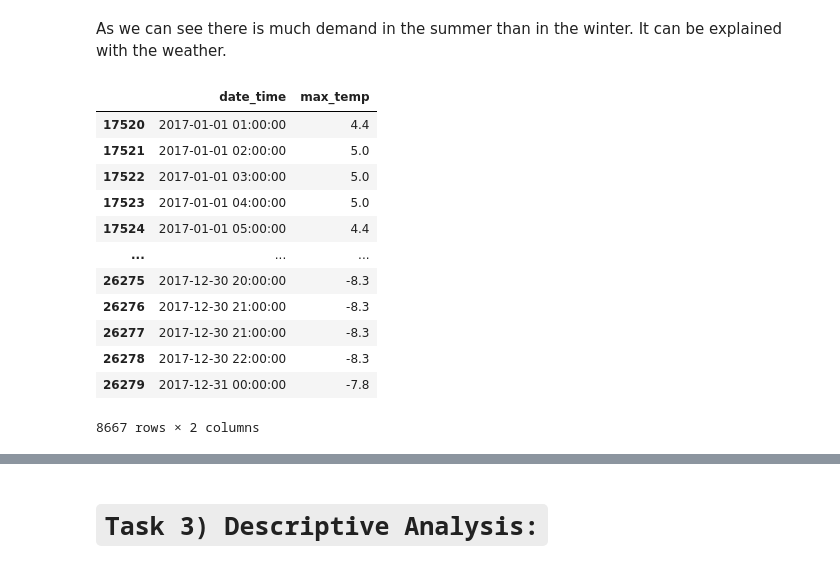
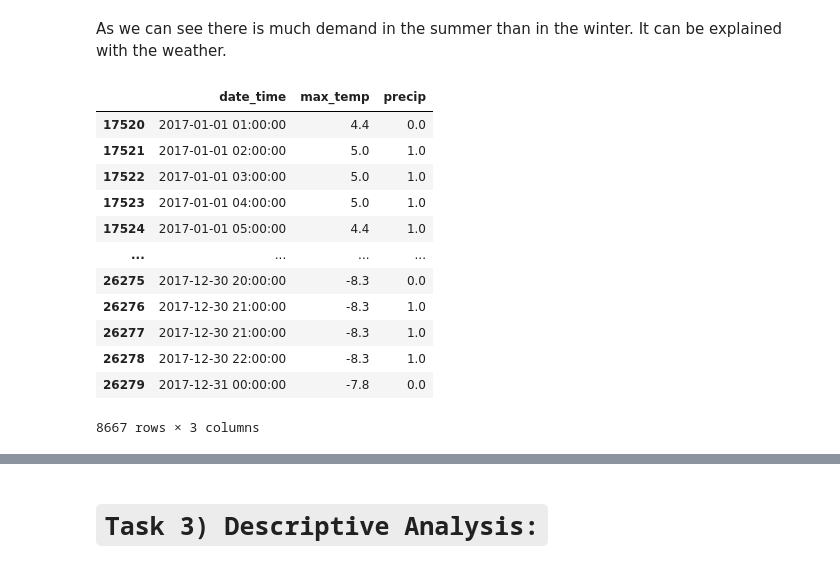
Before and after one commit to NiklasNesseler/ProjectNotFound, a Jupyter notebook: DSML_GroupProject_Boston2017.ipynb, the cells around one changed output, grey strips where cells are left out. Drawn from its saved outputs; the diff is of its cells as text; code cells hidden in the pictures.

```diff
--- a/DSML_GroupProject_Boston2017.ipynb
+++ b/DSML_GroupProject_Boston2017.ipynb
@@ -665,25 +663,25 @@ As we can see there is much demand in the summer than in the winter. It can be e
 # %%
 weather_plot= neu_weather_2017
 
 #neu_weather_2017
 #weather_plot
 del weather_plot ["min_temp"]
-del weather_plot ["precip"]
+#del weather_plot ["precip"]
 weather_plot
 # %% [output]
-|  | date_time | max_temp |
-| 17520 | 2017-01-01 01:00:00 | 4.4 |
-| 17521 | 2017-01-01 02:00:00 | 5.0 |
-| 17522 | 2017-01-01 03:00:00 | 5.0 |
-| 17523 | 2017-01-01 04:00:00 | 5.0 |
-| 17524 | 2017-01-01 05:00:00 | 4.4 |
-| ... | ... | ... |
-| 26275 | 2017-12-30 20:00:00 | -8.3 |
-| 26276 | 2017-12-30 21:00:00 | -8.3 |
-| 26277 | 2017-12-30 21:00:00 | -8.3 |
-| 26278 | 2017-12-30 22:00:00 | -8.3 |
-| 26279 | 2017-12-31 00:00:00 | -7.8 |
+|  | date_time | max_temp | precip |
+| 17520 | 2017-01-01 01:00:00 | 4.4 | 0.0 |
+| 17521 | 2017-01-01 02:00:00 | 5.0 | 1.0 |
+| 17522 | 2017-01-01 03:00:00 | 5.0 | 1.0 |
+| 17523 | 2017-01-01 04:00:00 | 5.0 | 1.0 |
+| 17524 | 2017-01-01 05:00:00 | 4.4 | 1.0 |
+| ... | ... | ... | ... |
+| 26275 | 2017-12-30 20:00:00 | -8.3 | 0.0 |
+| 26276 | 2017-12-30 21:00:00 | -8.3 | 1.0 |
+| 26277 | 2017-12-30 21:00:00 | -8.3 | 1.0 |
+| 26278 | 2017-12-30 22:00:00 | -8.3 | 1.0 |
+| 26279 | 2017-12-31 00:00:00 | -7.8 | 0.0 |
-8667 rows × 2 columns
+8667 rows × 3 columns
 # %%
 
 weather_plot
```
Also changed, not shown: parts of 29 cells of this notebook.
